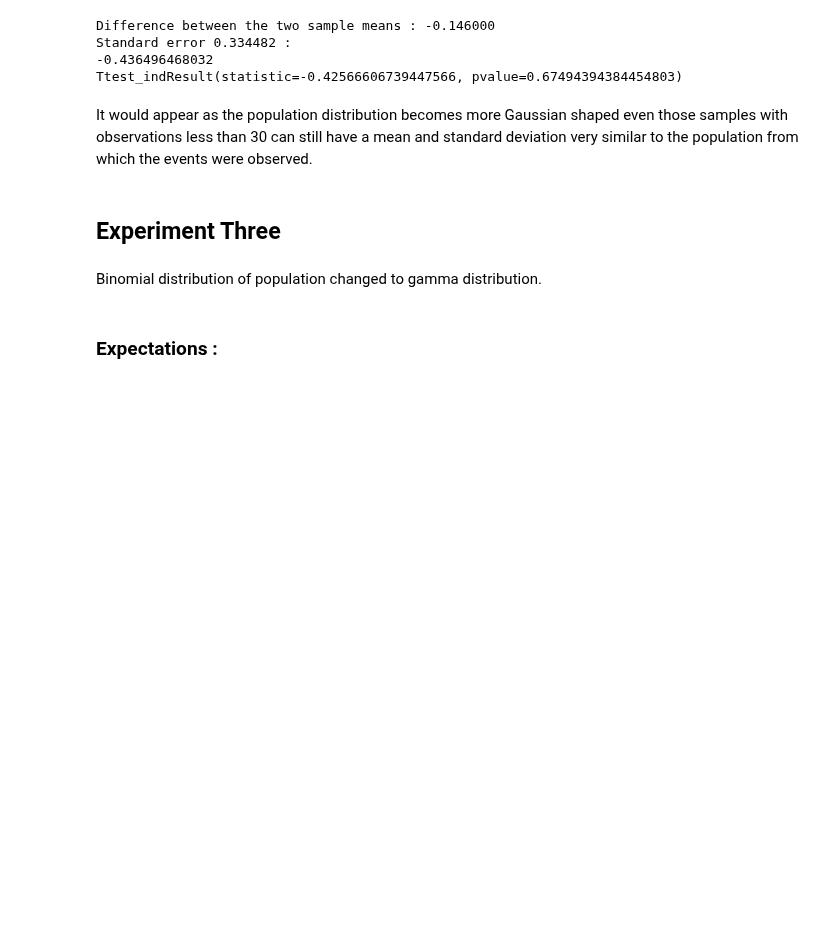
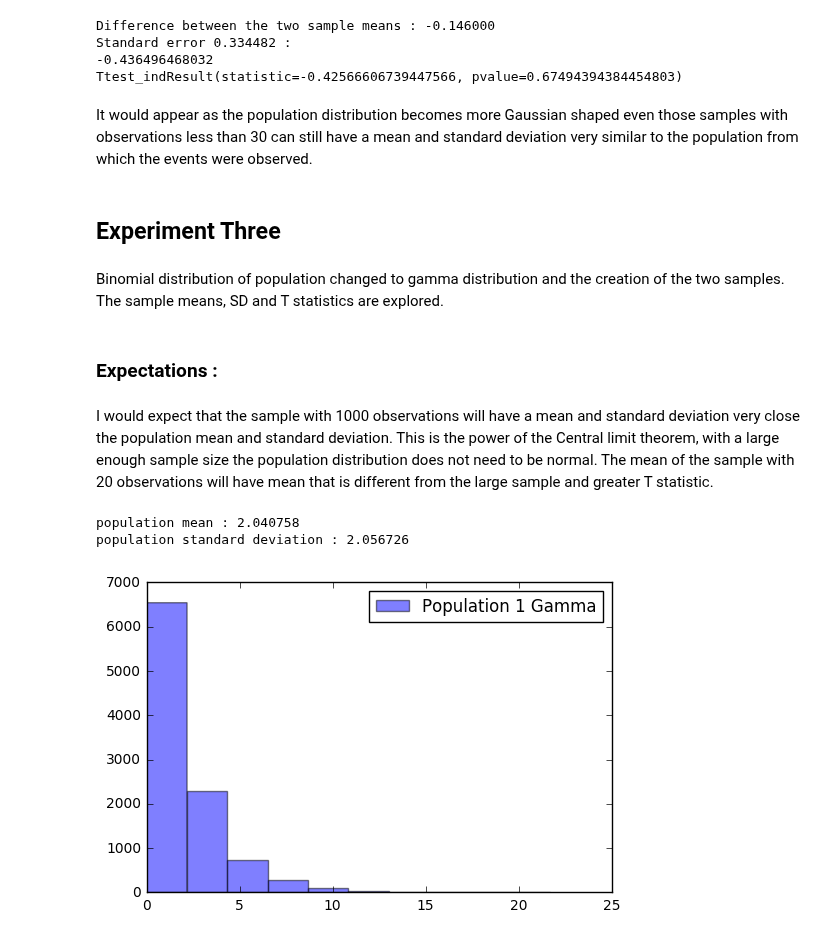
Before and after one commit to 315iah515/Thinkful-Notebooks, a Jupyter notebook: Prep/DRILL_ExploringtheCentralLimitTheorem.ipynb, the cells around one changed output. Drawn from its saved outputs; the diff is of its cells as text; code cells hidden in the pictures; blank space fills up the shorter version.

```diff
--- a/Prep/DRILL_ExploringtheCentralLimitTheorem.ipynb
+++ b/Prep/DRILL_ExploringtheCentralLimitTheorem.ipynb
@@ -180,6 +180,21 @@ It would appear as the population distribution becomes more Gaussian shaped even
 # %% [markdown]
 ## Experiment Three
 # %% [markdown]
-Binomial distribution of population changed to gamma distribution.
+Binomial distribution of population changed to gamma distribution and the creation of the two samples. The sample means, SD and T statistics are explored.
 # %% [markdown]
 ### Expectations :
+# %% [markdown]
+I would expect that the sample with 1000 observations will have a mean and standard deviation very close the population mean and standard deviation. This is the power of the Central limit theorem, with a large enough sample size the population distribution does not need to be normal.  The mean of the sample with 20 observations will have mean that is different from the large sample and greater T statistic.
+# %%
+pop1 = np.random.gamma(1 ,2, 10000)
+mean = np.mean(pop1)
+sd = np.std(pop1, ddof=1)
+print('population mean : %f' % mean)
+print('population standard deviation : %f' % sd)
+plt.hist(pop1, alpha=0.5, label='Population 1 Gamma')
+plt.legend(loc='upper right')
+plt.show()
+# %% [output]
+population mean : 2.040758
+population standard deviation : 2.056726
+[figure, added]
```
Also changed, not shown: parts of 2 cells of this notebook.
